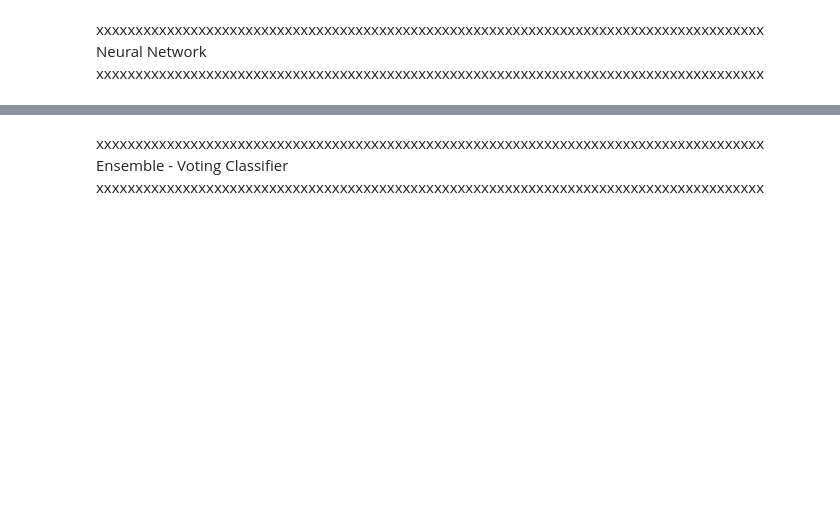
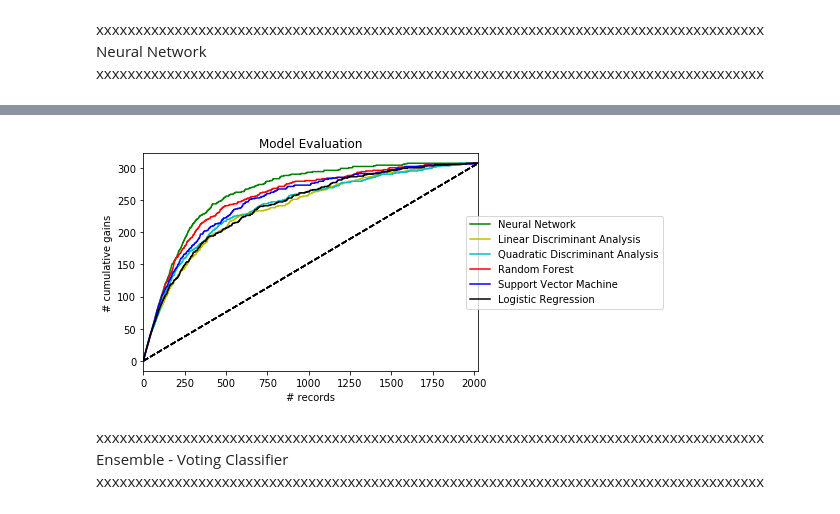
Before and after one commit to rcancel3/ADS505, a Jupyter notebook: Master_file.ipynb, the cells around one changed output, grey strips where cells are left out. Drawn from its saved outputs; the diff is of its cells as text; code cells hidden in the pictures; blank space fills up the shorter version.

Commit message:
Finalized the notebook...

```diff
--- a/Master_file.ipynb
+++ b/Master_file.ipynb
@@ -728,8 +958,8 @@ train_x, train_y, val_x, val_y, test_x, test_y = partition_fully(bc_NN)
 # %%
-# Train Neural Network with 1 hidden node
+# Train Neural Network with 1 hidden layer
 clf = MLPClassifier(hidden_layer_sizes=(1), activation='logistic', solver='lbfgs',
-                    max_iter = 500, random_state=1)
-clf.fit(train_x, train_y.values)
+                    max_iter = 500, random_state=42)
+clf.fit(train_X, train_y.values)
 clf_confusion = confusionMatrices(clf, 'Neural network w/1 hidden layer')
 # %% [output]
 Neural network w/1 hidden layer - Training results
@@ -786,13 +1012,0 @@ NeurNet = MLPClassifier(hidden_layer_sizes=(5), activation='logistic',learning_r
-# %%
-def modelGainsChart(model, title, ax=None):
-    result = pd.DataFrame({
-        'actual': y_test,
-        'prob': model.predict_proba(X_test)[:, 1]
-})
-
-    result = result.sort_values(by=['prob'], ascending=False).reset_index(drop=True)
-    ax = gainsChart(result.actual, ax=ax)
-    ax.set_title(title)
-    return ax
-
-ax = modelGainsChart(neuralNet, 'Neural Network')
@@ -798,0 +1042,64 @@ ax = modelGainsChart(neuralNet, 'Neural Network')
+# %%
+def modelGainsChart(modelNN, modelSVD, modelLOGR, modellda, modelqda, modelrm, title, ax=None):
+    NN_proba = tunedNN.predict_proba(test_X)
+    resultNN = pd.DataFrame({
+        'actualNN': test_y,
+        'probNN': [p[1] for p in NN_proba]
+    })
+
+    resultSVD = pd.DataFrame({
+        'actualSVD': test_y,
+        'probSVD': tunedSVD.decision_function(test_X)
+    })
+
+    resultLOGR = pd.DataFrame({
+        'actualLOGR': test_y,
+        'probLOGR': tuned_logr.decision_function(test_X)
+    })
+
+    resultlda = pd.DataFrame({
+        'actuallda': test_y,
+        'problda': final_lda.decision_function(test_X2)
+    })
+
+    resultqda = pd.DataFrame({
+        'actualqda': test_y,
+        'probqda': qda.decision_function(test_X3)
+    })
+
+    rf_proba = rf.predict_proba(test_X3)
+    resultrf = pd.DataFrame({
+        'actualrf': test_y3,
+        'probrf': [p[1] for p in rf_proba]
+    })
+
+
+
+    resultNN = resultNN.sort_values(by=['probNN'], ascending=False).reset_index(drop=True)
+    ax = gainsChart(resultNN.actualNN, ax=ax, color = 'g', label='Neural Network')
+
+    resultlda = resultlda.sort_values(by=['problda'], ascending=False).reset_index(drop=True)
+    ax = gainsChart(resultlda.actuallda, ax=ax, color = 'y', label='Linear Discriminant Analysis')
+
+    resultqda = resultqda.sort_values(by=['probqda'], ascending=False).reset_index(drop=True)
+    ax = gainsChart(resultqda.actualqda, ax=ax, color = 'c', label='Quadratic Discriminant Analysis')
+
+    resultrf = resultrf.sort_values(by=['probrf'], ascending=False).reset_index(drop=True)
+    ax = gainsChart(resultrf.actualrf, ax=ax, color = 'r', label='Random Forest')
+
+    resultSVD = resultSVD.sort_values(by=['probSVD'], ascending=False).reset_index(drop=True)
+    ax = gainsChart(resultSVD.actualSVD, ax=ax, color = 'b', label='Support Vector Machine')
+
+    #ax.legend(['Neural Network', 'LDA', 'QDA', 'Random Forest','SVM','Log R'])
+    resultLOGR = resultLOGR.sort_values(by=['probLOGR'], ascending=False).reset_index(drop=True)
+    ax = gainsChart(resultLOGR.actualLOGR, ax=ax, color = 'k', label = 'Logistic Regression')
+
+
+
+    ax.set_title(title)
+
+    return ax
+
+ax = modelGainsChart(tunedNN, final_lda, qda, rf, tunedSVD, tuned_logr, 'Model Evaluation')
+plt.legend(loc='center left', bbox_to_anchor=(0.95, 0.5))
+# %% [output]
@@ -799,3 +1107,4 @@ ax = modelGainsChart(neuralNet, 'Neural Network')
+[figure, added]
 # %% [markdown]
 xxxxxxxxxxxxxxxxxxxxxxxxxxxxxxxxxxxxxxxxxxxxxxxxxxxxxxxxxxxxxxxxxxxxxxxxxxxxxxxxxxxxx
 Ensemble - Voting Classifier<br>
```
Also changed, not shown: parts of 52 cells of this notebook.
